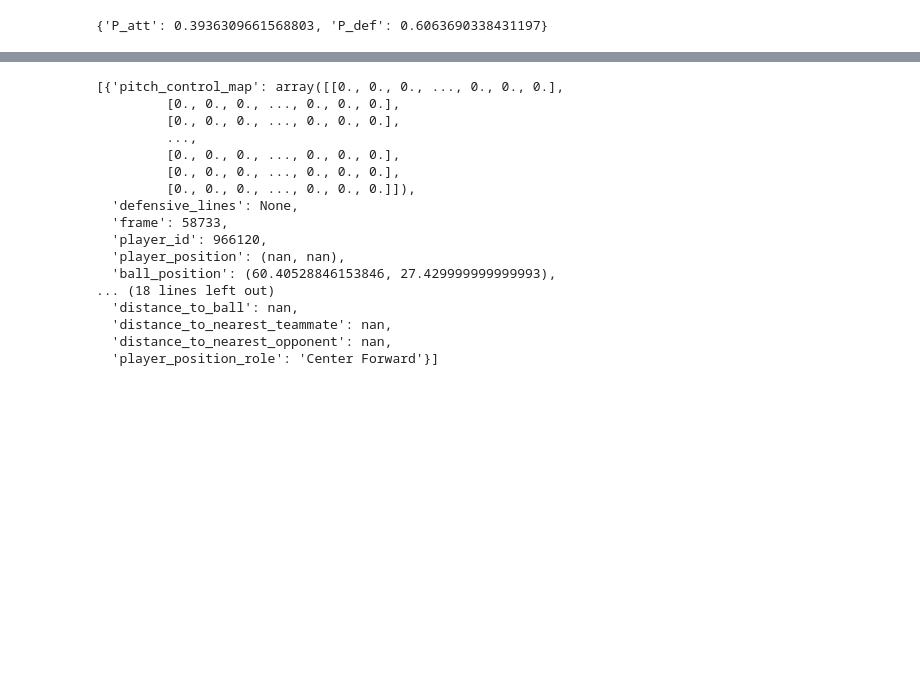
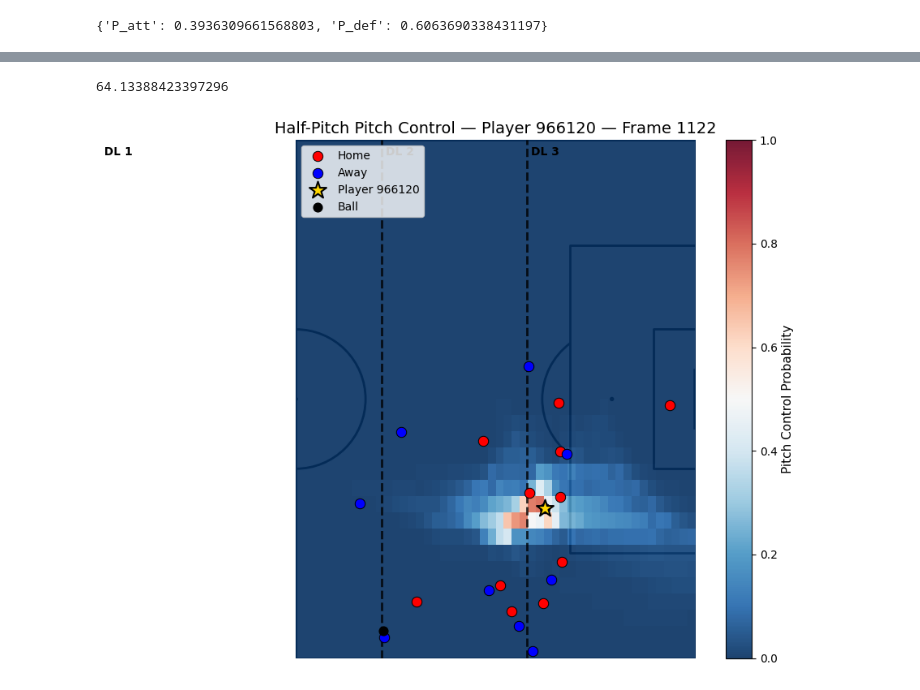
Before and after one commit to TustiWutsi/player_pitch_control_clustering, a Jupyter notebook: data_prep_analytics_cup.ipynb, the cells around one changed output, grey strips where cells are left out. Drawn from its saved outputs; the diff is of its cells as text; code cells hidden in the pictures; blank space fills up the shorter version.

```diff
--- a/data_prep_analytics_cup.ipynb
+++ b/data_prep_analytics_cup.ipynb
@@ -1061,7 +1328,7 @@ def calculate_defensive_lines(
     player_ids = []
     row = away_tracking.loc[away_tracking['frame'] == frame]
     for pid in away_players:
-        if f"x_rescaled{pid}" in row.columns and f"y_rescaled_{pid}" in row.columns:
+        if f"x_rescaled_{pid}" in row.columns and f"y_rescaled_{pid}" in row.columns:
             x = row[f"x_rescaled_{pid}"].values[0]
             y = row[f"y_rescaled_{pid}"].values[0]
             if not np.isnan(x) and not np.isnan(y):
@@ -1260,6 +1544,7 @@ def extract_player_pitch_control_and_contextual(
 def extract_all_for_position_across_match(
     match_id: str,
     player_position: str,
+    game_situation: tuple,
     params: dict,
     resolution: int = 1,
     pitch_length: float = 105,
@@ -1267,7 +1552,8 @@ def extract_all_for_position_across_match(
 ):
     """
     Calcule les cartes de pitch control et le contexte joueur pour une position donnée,
-    sur tous les fichiers de tracking d’un répertoire de possessions.
+    pour toutes les frames qui correspondent à une situation de jeu donnée,
+    pour tout un match.
 
     Retourne une liste de dictionnaires contenant :
       - frame
@@ -1287,6 +1573,9 @@ def extract_all_for_position_across_match(
     # ---- 2️⃣ Charger le dataframe ----
     df = pd.read_parquet(f"{PROCESSED_DIR}/{match_id}_normed.parquet", storage_options={"token": "google_default"})
 
+    # on filtre sur la situation de jeu
+    df = df[df[game_situation[0]] == game_situation[1]]
+
     # ---- 3️⃣ Identifier les player_id correspondant à la position ----
     player_ids_by_team = get_player_id_position(df, player_position)
     home_team_id = df["home_team_id"].iloc[0]
@@ -1304,7 +1593,7 @@ def extract_all_for_position_across_match(
 
     # ---- 6️⃣ Itérer sur les frames ----
     frames = list(df["frame"].unique())
-    frames_test = frames[-2:]  # pour test rapide
+    frames_test = frames[:5]  # pour test rapide
     #frames_test = random.sample(frames, 50)
     for frame in tqdm(frames_test, desc=f"Match {match_id}", leave=False):
 
@@ -1349,12 +1638,15 @@ def extract_all_for_position_across_match(
 
     print(f"\n✅ Traitement terminé : {len(all_results)} frames analysées au total.")
     return all_results
+# %%
+game_situation = ('team_out_of_possession_phase_type','low_block')
 # %%
 %%time
 
 results = extract_all_for_position_across_match(
         match_id=1886347,
         player_position="Center Forward",
+        game_situation=game_situation,
         params=params,
         resolution=1
     )
@@ -1385,20 +1709,4 @@ Wall time: 2.06 s
 # %%
-results
+results[0]['pitch_control_map'].sum()
 # %% [output]
-[{'pitch_control_map': array([[0., 0., 0., ..., 0., 0., 0.],
-         [0., 0., 0., ..., 0., 0., 0.],
-         [0., 0., 0., ..., 0., 0., 0.],
-         ...,
-         [0., 0., 0., ..., 0., 0., 0.],
-         [0., 0., 0., ..., 0., 0., 0.],
-         [0., 0., 0., ..., 0., 0., 0.]]),
-  'defensive_lines': None,
-  'frame': 58733,
-  'player_id': 966120,
-  'player_position': (nan, nan),
-  'ball_position': (60.40528846153846, 27.429999999999993),
-... (18 lines left out)
-  'distance_to_ball': nan,
-  'distance_to_nearest_teammate': nan,
-  'distance_to_nearest_opponent': nan,
-  'player_position_role': 'Center Forward'}]
+64.13388423397296
@@ -1404,0 +1912,15 @@ results
+# %%
+plot_half_pitch_with_pitch_control(
+    home_tr,
+    away_tr,
+    home_players,
+    away_players,
+    results[3],
+    pitch_length=105,
+    pitch_width=68,
+    half_pitch=True,
+    home_color="red",
+    away_color="blue"
+)
+# %% [output]
+[figure, added]
```
Also changed, not shown: parts of 16 cells of this notebook, 2 other files.
